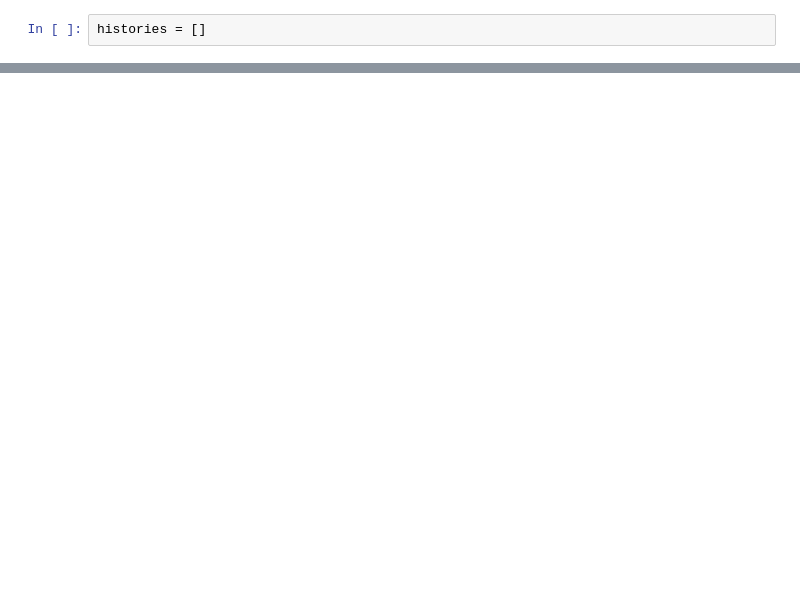
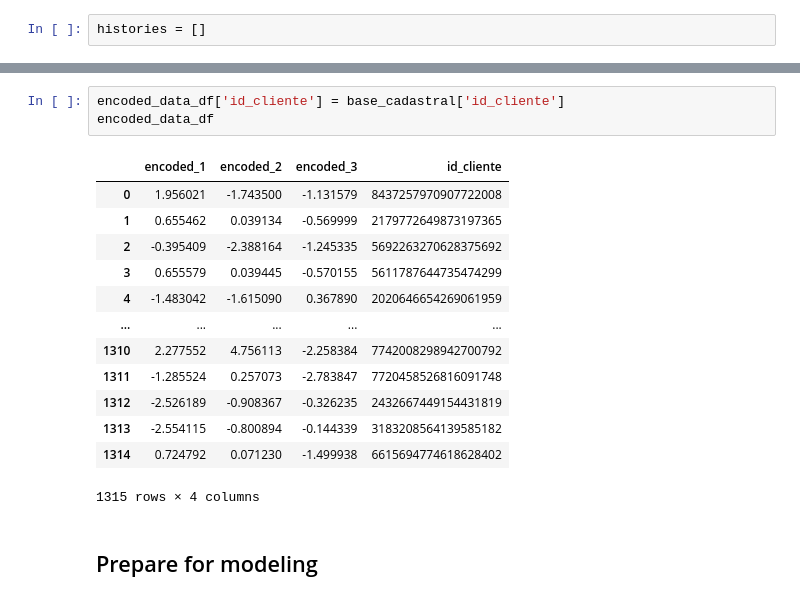
Before and after one commit to victorfmartins/datarisk, a Jupyter notebook: correct_pagamentos_entries.ipynb, the cells around one changed output, grey strips where cells are left out. Drawn from its saved outputs; the diff is of its cells as text; blank space fills up the shorter version.

```diff
--- a/correct_pagamentos_entries.ipynb
+++ b/correct_pagamentos_entries.ipynb
@@ -191,0 +339,19 @@ plt.show()
+# %%
+encoded_data_df['id_cliente'] = base_cadastral['id_cliente']
+encoded_data_df
+# %% [output]
+|  | encoded_1 | encoded_2 | encoded_3 | id_cliente |
+| 0 | 1.956021 | -1.743500 | -1.131579 | 8437257970907722008 |
+| 1 | 0.655462 | 0.039134 | -0.569999 | 2179772649873197365 |
+| 2 | -0.395409 | -2.388164 | -1.245335 | 5692263270628375692 |
+| 3 | 0.655579 | 0.039445 | -0.570155 | 5611787644735474299 |
+| 4 | -1.483042 | -1.615090 | 0.367890 | 2020646654269061959 |
+| ... | ... | ... | ... | ... |
+| 1310 | 2.277552 | 4.756113 | -2.258384 | 7742008298942700792 |
+| 1311 | -1.285524 | 0.257073 | -2.783847 | 7720458526816091748 |
+| 1312 | -2.526189 | -0.908367 | -0.326235 | 2432667449154431819 |
+| 1313 | -2.554115 | -0.800894 | -0.144339 | 3183208564139585182 |
+| 1314 | 0.724792 | 0.071230 | -1.499938 | 6615694774618628402 |
+1315 rows × 4 columns
+# %% [markdown]
+## Prepare for modeling
```
Also changed, not shown: parts of 26 cells of this notebook, 3 other files.
